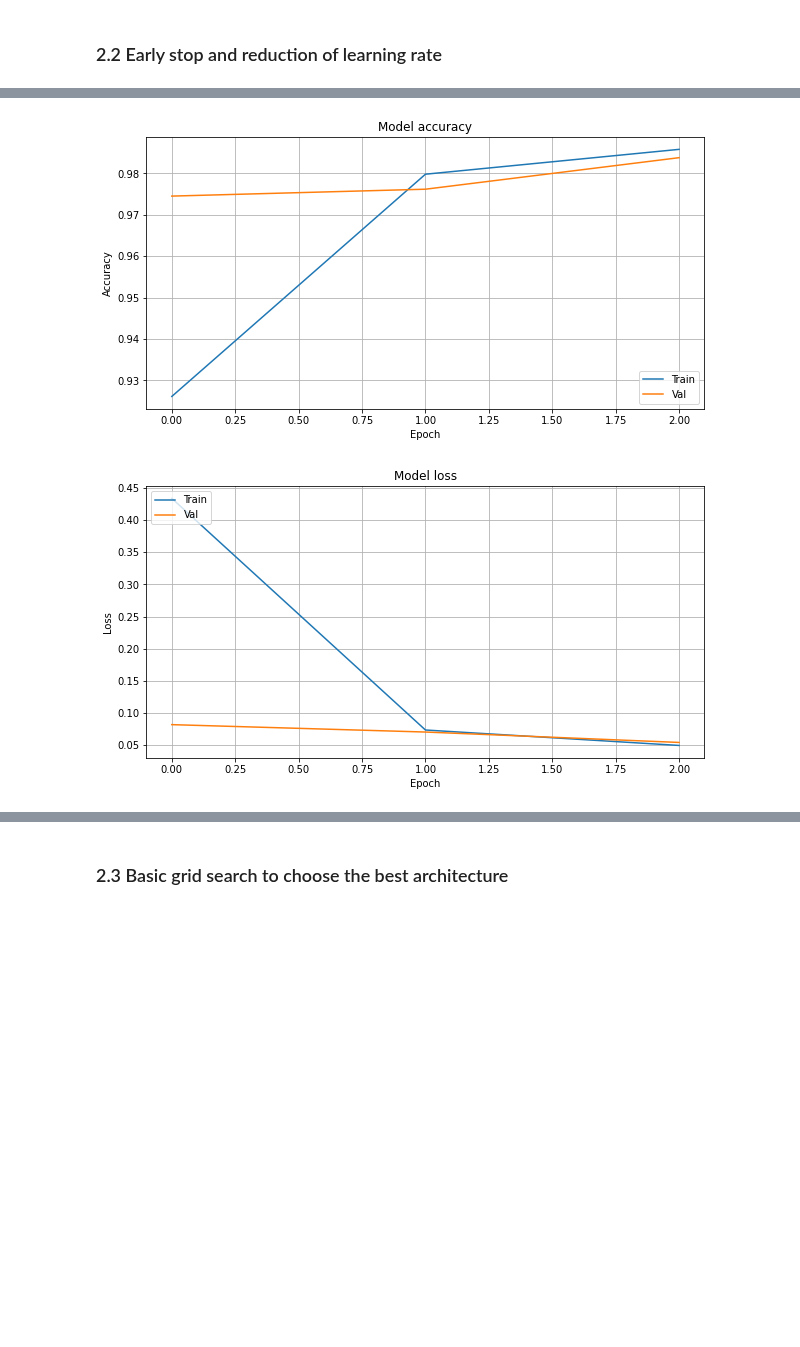
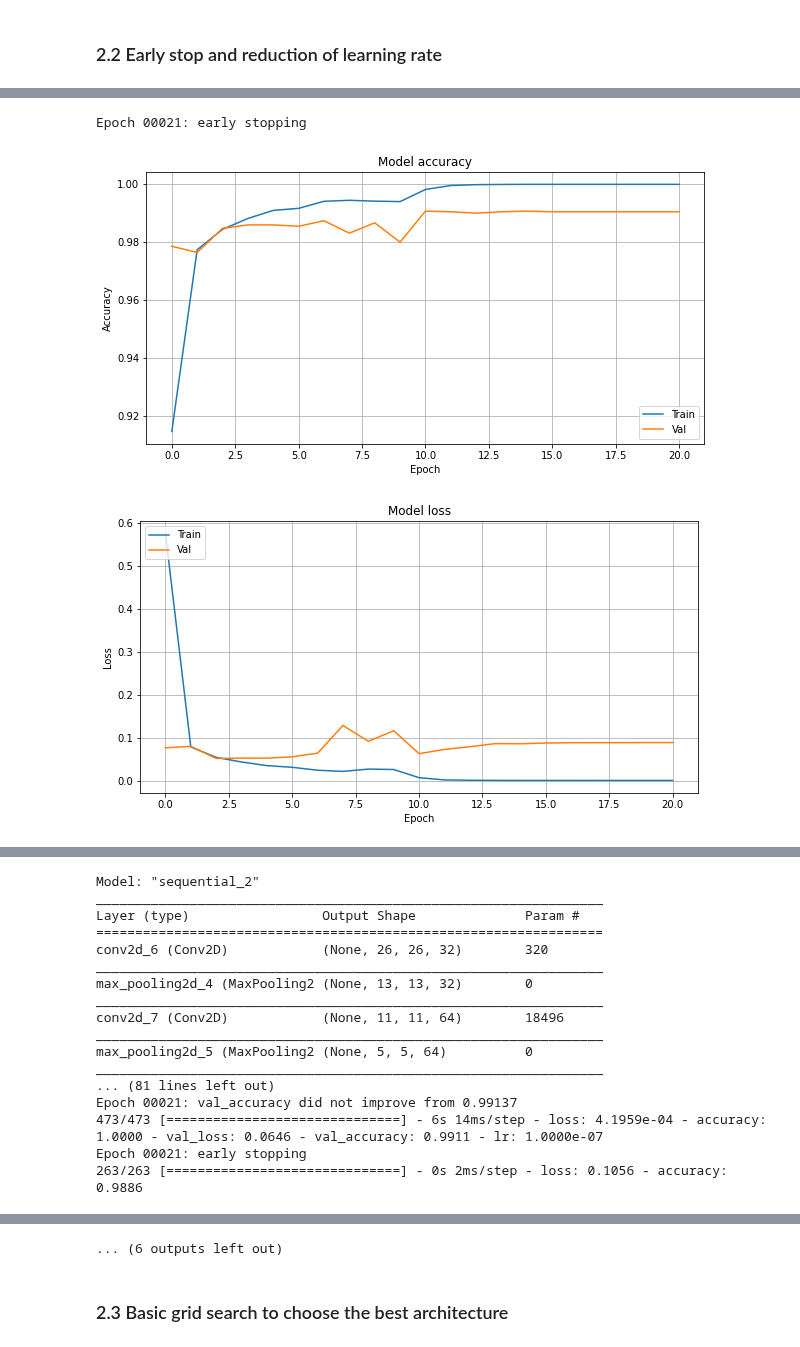
Before and after one commit to GlaIZier/digit-recongizer, a Jupyter notebook: notebooks/deep-learning-keras.ipynb, the cells around one changed output, grey strips where cells are left out. Drawn from its saved outputs; the diff is of its cells as text; code cells hidden in the pictures; blank space fills up the shorter version.

Commit message:
Build has been stabilized

```diff
--- a/notebooks/deep-learning-keras.ipynb
+++ b/notebooks/deep-learning-keras.ipynb
@@ -53,7 +53,7 @@ args.predictions_folder = Path('../predictions')
 args.n_splits = 5
 args.n_jobs = -1
 args.val_fraction = 0.1
-args.epochs = 3
+args.epochs = 50
 args.model_name = 'deep-learning-keras-model.hdf5'
 args.seed=_seed
 
@@ -203,14 +203,14 @@ def plot_history(history):
 from sklearn.model_selection import cross_val_score
 from keras.wrappers.scikit_learn import KerasClassifier
 
-def cross_val_score_sklearn(sklearn_model, X, y, scoring='accuracy', n_splits=args.n_splits, fit_params=None):
-    cvs = cross_val_score(sklearn_model, X, y, cv=n_splits, n_jobs=args.n_jobs, fit_params=fit_params)
+def cross_val_score_sklearn(sklearn_model, X, y, scoring='accuracy', n_splits=args.n_splits, n_jobs=args.n_jobs, fit_params=None):
+    cvs = cross_val_score(sklearn_model, X, y, cv=n_splits, n_jobs=n_jobs, fit_params=fit_params)
     log.info('CV mean accuracy: %0.5f. std: %0.5f', cvs.mean(), cvs.std())
     return cvs
 
-def cross_val_score_keras(keras_model_builder, X, y, scoring='accuracy', n_splits=args.n_splits, fit_params={'epochs': args.epochs}):
+def cross_val_score_keras(keras_model_builder, X, y, scoring='accuracy', n_splits=args.n_splits, n_jobs=args.n_jobs, fit_params={'epochs': args.epochs}):
     keras_classifier = KerasClassifier(keras_model_builder)
-    return cross_val_score_sklearn(keras_classifier, X, y, scoring=scoring, n_splits=n_splits, fit_params=fit_params)
+    return cross_val_score_sklearn(keras_classifier, X, y, scoring=scoring, n_splits=n_splits, n_jobs=n_jobs, fit_params=fit_params)
 # %%
 from keras import models
 
@@ -305,7 +305,7 @@ def early_stop(monitor='val_loss'):
     csv_predictions(predictions, 'cnn_early_stop_predictions.csv')
 
     if args.run_kfold_validation:
-        cross_val_score_keras(build_baseline_model_sparse, X, y_sparse, fit_params={'validation_split': args.val_fraction, 'epochs': args.epochs, 'batch_size': 64, 'callbacks': [early_stopping, model_checkpoint, reduce_lr_on_plateau]})
+        cross_val_score_keras(build_baseline_model_sparse, X, y_sparse, n_jobs=1, fit_params={'validation_split': args.val_fraction, 'epochs': args.epochs, 'batch_size': 64, 'callbacks': [early_stopping, model_checkpoint, reduce_lr_on_plateau]})
     return model, predictions
 
 if args.run_early_stop:
@@ -333,2 +333,3 @@ Epoch 00003: val_accuracy improved from 0.97619 to 0.98381, saving model to deep
+Epoch 00021: early stopping
-[figure, old version]
+[figure, new version]
-[figure, old version]
+[figure, new version]
@@ -336,0 +338,17 @@ PicklingError: Could not pickle the task to send it to the workers.
+Model: "sequential_2"
+_________________________________________________________________
+Layer (type)                 Output Shape              Param #
+=================================================================
+conv2d_6 (Conv2D)            (None, 26, 26, 32)        320
+_________________________________________________________________
+max_pooling2d_4 (MaxPooling2 (None, 13, 13, 32)        0
+_________________________________________________________________
+conv2d_7 (Conv2D)            (None, 11, 11, 64)        18496
+_________________________________________________________________
+max_pooling2d_5 (MaxPooling2 (None, 5, 5, 64)          0
+_________________________________________________________________
+... (81 lines left out)
+Epoch 00021: val_accuracy did not improve from 0.99137
+473/473 [==============================] - 6s 14ms/step - loss: 4.1959e-04 - accuracy: 1.0000 - val_loss: 0.0646 - val_accuracy: 0.9911 - lr: 1.0000e-07
+Epoch 00021: early stopping
+263/263 [==============================] - 0s 2ms/step - loss: 0.1056 - accuracy: 0.9886
@@ -337,3 +391,4 @@ PicklingError: Could not pickle the task to send it to the workers.
+... (6 outputs left out)
 # %% [markdown]
 ### 2.3 Basic grid search to choose the best architecture
 # %%
```
Also changed, not shown: parts of 6 cells of this notebook.
